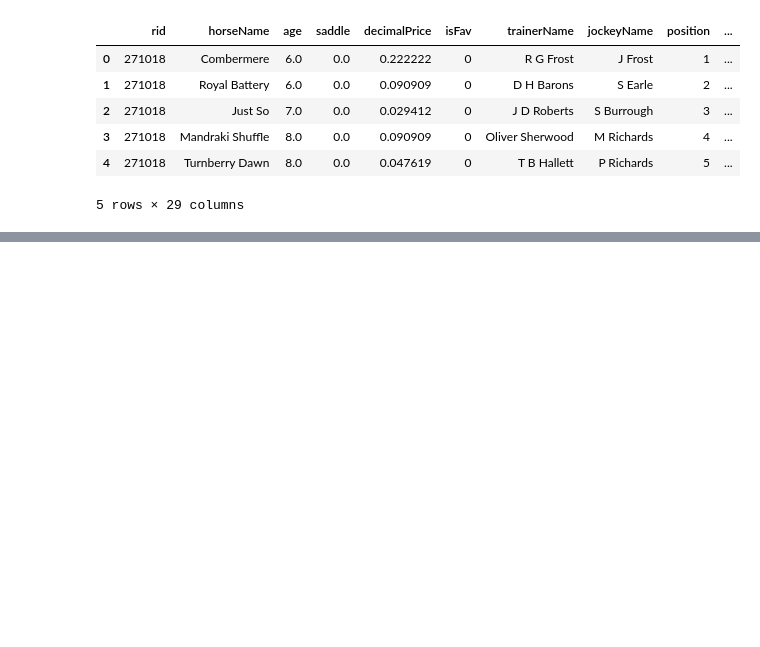
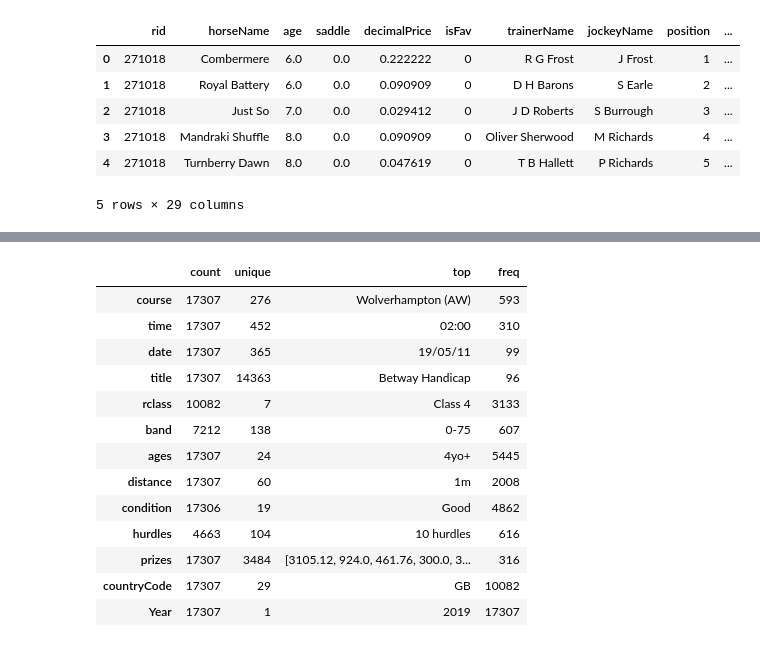
Before and after one commit to SriRamK345/Horse_Race_Predection, a Jupyter notebook: Horse_Race_Predection.ipynb, the cells around one changed output, grey strips where cells are left out. Cells and saved outputs as stored; diff of their text form; code cells hidden in the pictures; blank space fills up the shorter version.

```diff
--- a/Horse_Race_Predection.ipynb
+++ b/Horse_Race_Predection.ipynb
@@ -57,0 +112,17 @@ races_df.head()
+# %%
+df.describe(include='object').T
+# %% [output]
+|  | count | unique | top | freq |
+| course | 17307 | 276 | Wolverhampton (AW) | 593 |
+| time | 17307 | 452 | 02:00 | 310 |
+| date | 17307 | 365 | 19/05/11 | 99 |
+| title | 17307 | 14363 | Betway Handicap | 96 |
+| rclass | 10082 | 7 | Class 4 | 3133 |
+| band | 7212 | 138 | 0-75 | 607 |
+| ages | 17307 | 24 | 4yo+ | 5445 |
+| distance | 17307 | 60 | 1m | 2008 |
+| condition | 17306 | 19 | Good | 4862 |
+| hurdles | 4663 | 104 | 10 hurdles | 616 |
+| prizes | 17307 | 3484 | [3105.12, 924.0, 461.76, 300.0, 3... | 316 |
+| countryCode | 17307 | 29 | GB | 10082 |
+| Year | 17307 | 1 | 2019 | 17307 |
```
Also changed, not shown: parts of 13 cells of this notebook.
